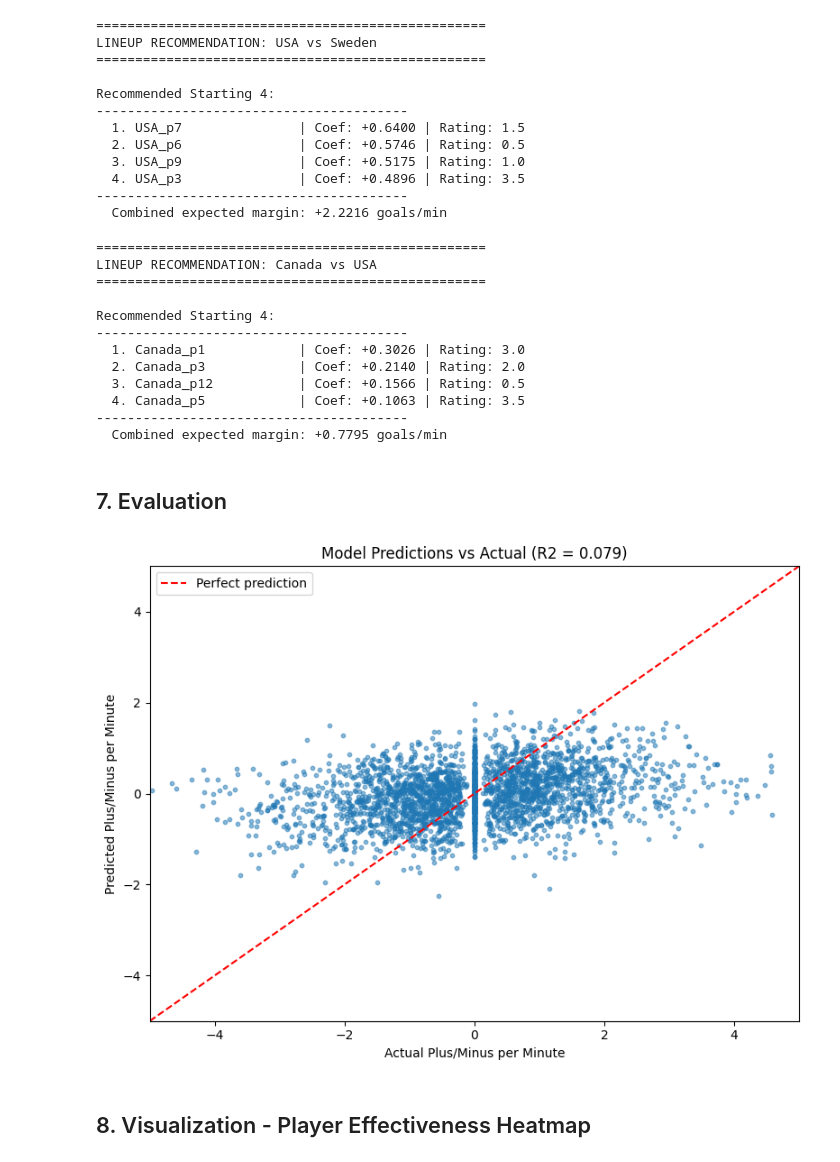
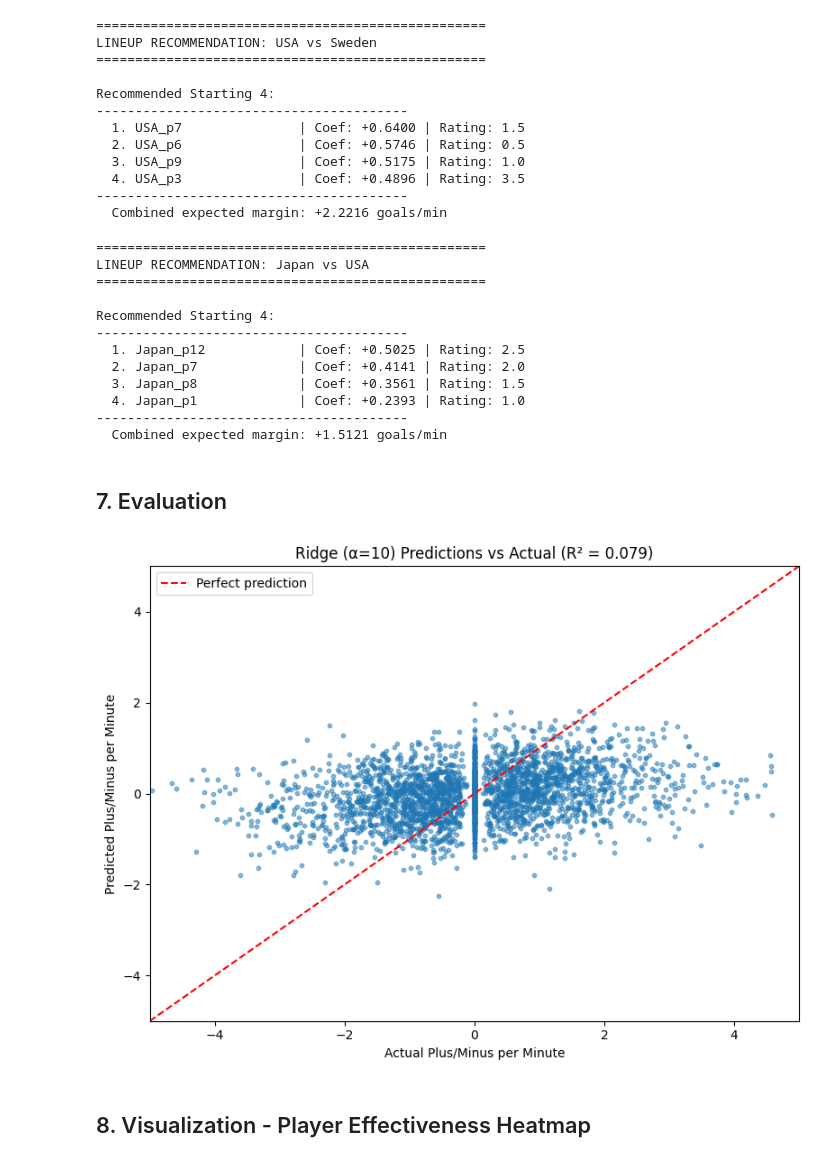
Before and after one commit to johngreenough/SportsModule, a Jupyter notebook: linearmodel.ipynb, the cells around one changed output. Drawn from its saved outputs; the diff is of its cells as text; code cells hidden in the pictures.

```diff
--- a/linearmodel.ipynb
+++ b/linearmodel.ipynb
@@ -221,0 +312,7 @@ Test R2: 0.0789
+# %%
+# Create results comparison table
+results_df = pd.DataFrame(results)
+results_df = results_df.sort_values('R²', ascending=False)
+print("Model Comparison (sorted by R²):")
+print("=" * 60)
+results_df
@@ -221,0 +358,26 @@ Test R2: 0.0789
+# %%
+# Select and retrain the best model
+best_model_name = results_df.iloc[0]['Model']
+best_r2 = results_df.iloc[0]['R²']
+best_rmse = results_df.iloc[0]['RMSE']
+
+print(f"Best model: {best_model_name}")
+print(f"  R²: {best_r2:.4f}")
+print(f"  RMSE: {best_rmse:.4f}")
+
+# Retrain the best model on full training data
+best_model = models[best_model_name]
+
+# For coefficient extraction, we need a linear model
+# If best model is tree-based, also keep Ridge for interpretability
+if hasattr(best_model, 'coef_'):
+    print(f"\nUsing {best_model_name} for recommendations (has coefficients)")
+    model_for_recommendations = best_model
+else:
+    print(f"\n{best_model_name} is tree-based (no coefficients).")
+    print("Using Ridge for interpretable player rankings.")
+    model_for_recommendations = models['Ridge (α=10)']
+
+# Store final metrics
+final_rmse = best_rmse
+final_r2 = best_r2
@@ -367,37 +536,39 @@ Recommended Starting 4:
 ----------------------------------------
   Combined expected margin: +2.2216 goals/min
 # %%
-japan_vs_usa = get_best_lineup('Canada', 'USA', model, feature_cols, player_data)
+japan_vs_usa = get_best_lineup('Japan', 'USA', model_for_recommendations, feature_cols, player_data)
 # %% [output]
 ==================================================
-LINEUP RECOMMENDATION: Canada vs USA
+LINEUP RECOMMENDATION: Japan vs USA
 ==================================================
 
 Recommended Starting 4:
 ----------------------------------------
-  1. Canada_p1            | Coef: +0.3026 | Rating: 3.0
-  2. Canada_p3            | Coef: +0.2140 | Rating: 2.0
-  3. Canada_p12           | Coef: +0.1566 | Rating: 0.5
-  4. Canada_p5            | Coef: +0.1063 | Rating: 3.5
+  1. Japan_p12            | Coef: +0.5025 | Rating: 2.5
+  2. Japan_p7             | Coef: +0.4141 | Rating: 2.0
+  3. Japan_p8             | Coef: +0.3561 | Rating: 1.5
+  4. Japan_p1             | Coef: +0.2393 | Rating: 1.0
 ----------------------------------------
-  Combined expected margin: +0.7795 goals/min
+  Combined expected margin: +1.5121 goals/min
 # %% [markdown]
 ## 7. Evaluation
 # %%
-# Actual vs Predicted scatter plot
+# Actual vs Predicted scatter plot using best model
+y_pred_best = best_model.predict(X_test)
+
 plt.figure(figsize=(8, 6))
-plt.scatter(y_test, y_pred, alpha=0.5, s=10)
+plt.scatter(y_test, y_pred_best, alpha=0.5, s=10)
 plt.plot([-5, 5], [-5, 5], 'r--', label='Perfect prediction')
 plt.xlabel('Actual Plus/Minus per Minute')
 plt.ylabel('Predicted Plus/Minus per Minute')
-plt.title(f'Model Predictions vs Actual (R2 = {r2:.3f})')
+plt.title(f'{best_model_name} Predictions vs Actual (R² = {best_r2:.3f})')
 plt.legend()
 plt.xlim(-5, 5)
 plt.ylim(-5, 5)
 plt.tight_layout()
 plt.show()
 # %% [output]
-[figure, old version]
+[figure, new version]
 # %% [markdown]
 ## 8. Visualization - Player Effectiveness Heatmap
 # %%
```
Also changed, not shown: parts of 13 cells of this notebook.
